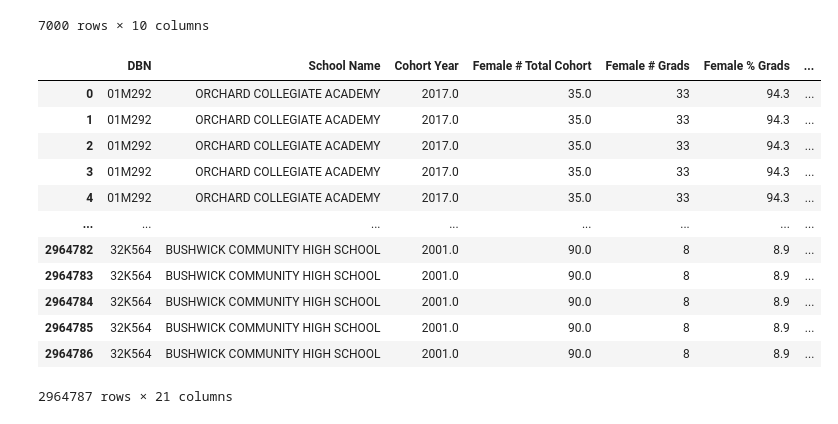
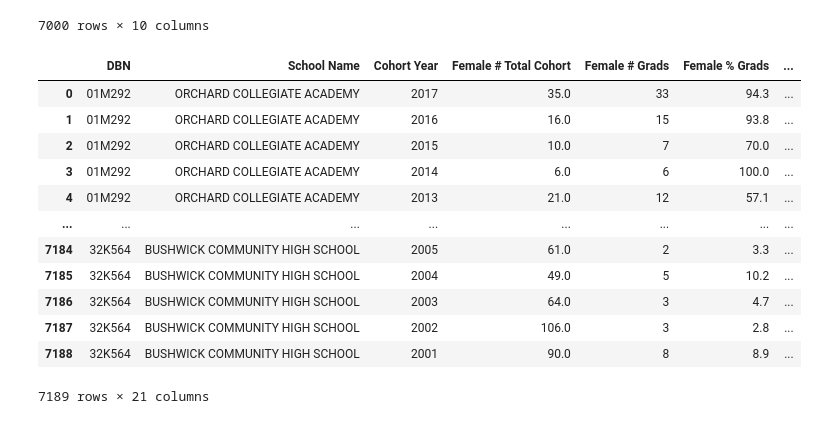
Before and after one commit to es2681/group_project, a Jupyter notebook: Transformed Data Tables/Gender.ipynb, the cells around one changed output. Drawn from its saved outputs; the diff is of its cells as text; code cells hidden in the pictures.

Commit message:
updating transformed tables

```diff
--- a/Transformed Data Tables/Gender.ipynb
+++ b/Transformed Data Tables/Gender.ipynb
@@ -70,6 +70,6 @@ df2
 | 60853 | 32K564 | BUSHWICK COMMUNITY HIGH SCHOOL | 2001 | 4 year June | Male | 69 | 2 | 2.9 | ... |
 14021 rows × 14 columns
 # %%
-school_names = df2[['DBN', 'School Name']].drop_duplicates()
+school_names = df2[['DBN', 'School Name', 'Cohort Year']].drop_duplicates()
 school_names
 # %% [output]
@@ -127,20 +127,20 @@ male
 | 32K564 | 2001 | 69 | 2 | 2.9 | 0 | ... |
 7000 rows × 10 columns
 # %%
-gender = school_names.merge(female, how = 'left', on = 'DBN')
-gender = gender.merge(male, how = 'left', on = 'Cohort Year')
+gender = school_names.merge(female, how = 'left', on = ['DBN', 'Cohort Year'])
+gender = gender.merge(male, how = 'left', on = ['DBN', 'Cohort Year'])
 gender
 # %% [output]
 |  | DBN | School Name | Cohort Year | Female # Total Cohort | Female # Grads | Female % Grads | ... |
-| 0 | 01M292 | ORCHARD COLLEGIATE ACADEMY | 2017.0 | 35.0 | 33 | 94.3 | ... |
-| 1 | 01M292 | ORCHARD COLLEGIATE ACADEMY | 2017.0 | 35.0 | 33 | 94.3 | ... |
-| 2 | 01M292 | ORCHARD COLLEGIATE ACADEMY | 2017.0 | 35.0 | 33 | 94.3 | ... |
-| 3 | 01M292 | ORCHARD COLLEGIATE ACADEMY | 2017.0 | 35.0 | 33 | 94.3 | ... |
-| 4 | 01M292 | ORCHARD COLLEGIATE ACADEMY | 2017.0 | 35.0 | 33 | 94.3 | ... |
+| 0 | 01M292 | ORCHARD COLLEGIATE ACADEMY | 2017 | 35.0 | 33 | 94.3 | ... |
+| 1 | 01M292 | ORCHARD COLLEGIATE ACADEMY | 2016 | 16.0 | 15 | 93.8 | ... |
+| 2 | 01M292 | ORCHARD COLLEGIATE ACADEMY | 2015 | 10.0 | 7 | 70.0 | ... |
+| 3 | 01M292 | ORCHARD COLLEGIATE ACADEMY | 2014 | 6.0 | 6 | 100.0 | ... |
+| 4 | 01M292 | ORCHARD COLLEGIATE ACADEMY | 2013 | 21.0 | 12 | 57.1 | ... |
 | ... | ... | ... | ... | ... | ... | ... | ... |
-| 2964782 | 32K564 | BUSHWICK COMMUNITY HIGH SCHOOL | 2001.0 | 90.0 | 8 | 8.9 | ... |
-| 2964783 | 32K564 | BUSHWICK COMMUNITY HIGH SCHOOL | 2001.0 | 90.0 | 8 | 8.9 | ... |
-| 2964784 | 32K564 | BUSHWICK COMMUNITY HIGH SCHOOL | 2001.0 | 90.0 | 8 | 8.9 | ... |
-| 2964785 | 32K564 | BUSHWICK COMMUNITY HIGH SCHOOL | 2001.0 | 90.0 | 8 | 8.9 | ... |
-| 2964786 | 32K564 | BUSHWICK COMMUNITY HIGH SCHOOL | 2001.0 | 90.0 | 8 | 8.9 | ... |
+| 7184 | 32K564 | BUSHWICK COMMUNITY HIGH SCHOOL | 2005 | 61.0 | 2 | 3.3 | ... |
+| 7185 | 32K564 | BUSHWICK COMMUNITY HIGH SCHOOL | 2004 | 49.0 | 5 | 10.2 | ... |
+| 7186 | 32K564 | BUSHWICK COMMUNITY HIGH SCHOOL | 2003 | 64.0 | 3 | 4.7 | ... |
+| 7187 | 32K564 | BUSHWICK COMMUNITY HIGH SCHOOL | 2002 | 106.0 | 3 | 2.8 | ... |
+| 7188 | 32K564 | BUSHWICK COMMUNITY HIGH SCHOOL | 2001 | 90.0 | 8 | 8.9 | ... |
-2964787 rows × 21 columns
+7189 rows × 21 columns
```
Also changed, not shown: parts of 2 cells of this notebook, 6 other files.
